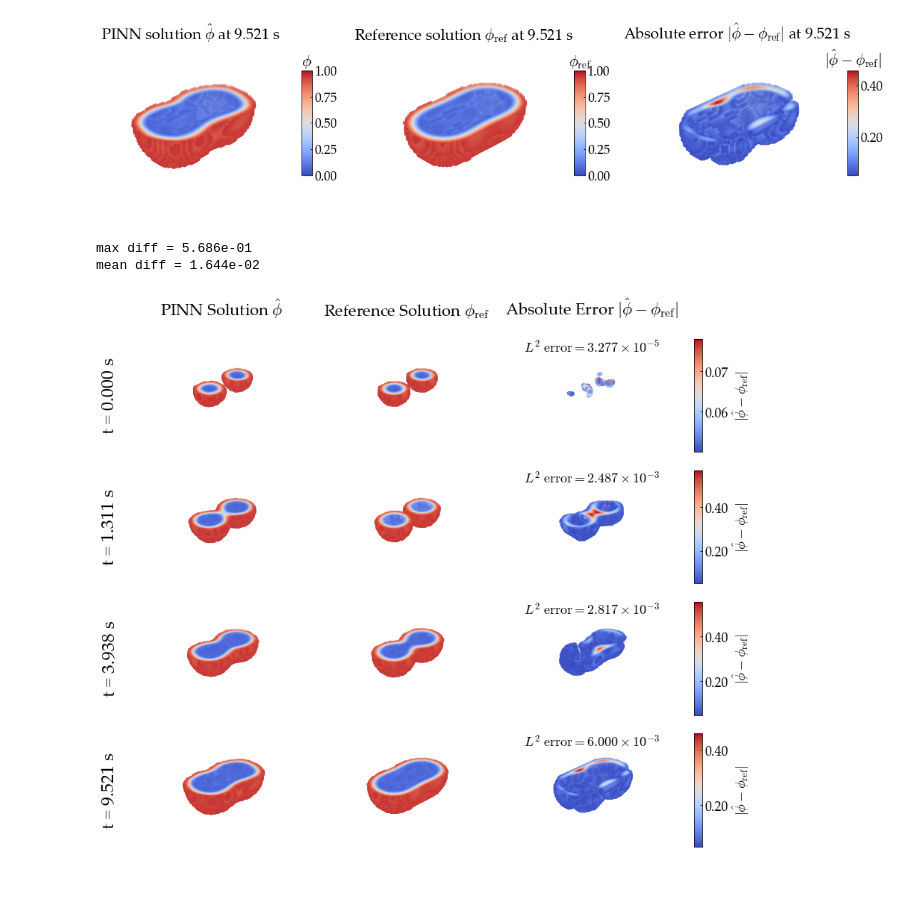
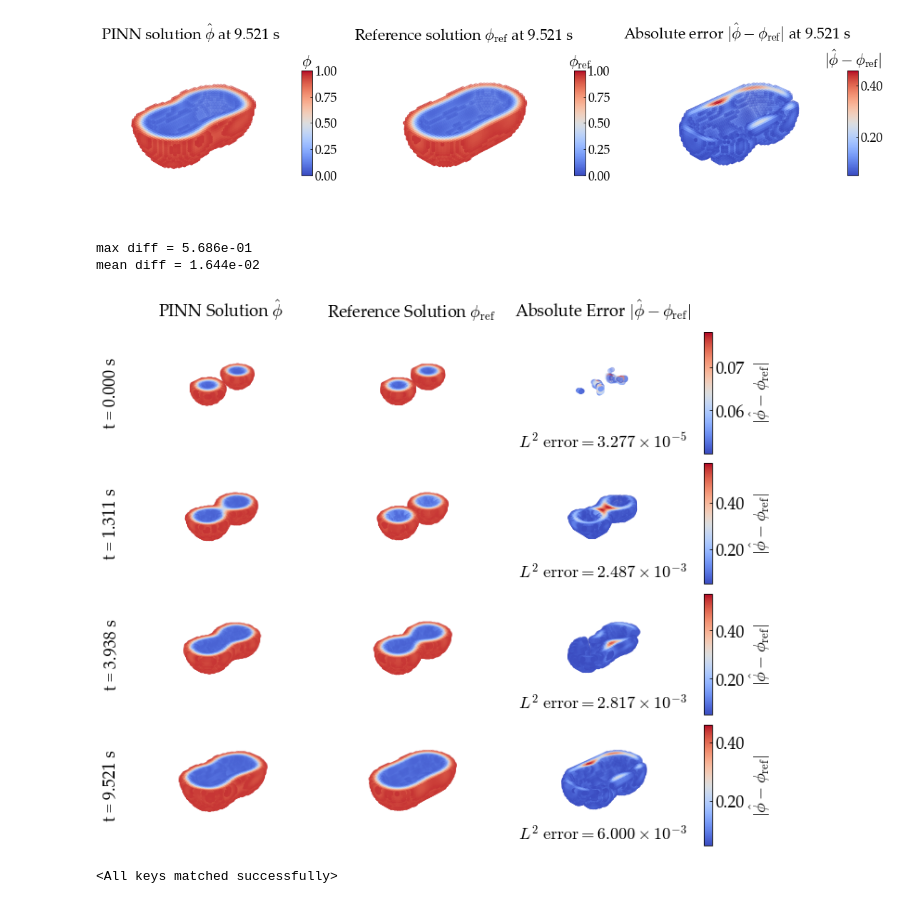
Before and after one commit to NanxiiChen/sharp-pinns, a Jupyter notebook: eval/eval-3d-2pits.ipynb, the cells around one changed output. Drawn from its saved outputs; the diff is of its cells as text; code cells hidden in the pictures.

Commit message:
update for experiments

```diff
--- a/eval/eval-3d-2pits.ipynb
+++ b/eval/eval-3d-2pits.ipynb
@@ -318,13 +318,13 @@ subplot_kw = {"projection": "3d",
 mesh_tensor = torch.from_numpy(mesh_points).float()
 diffs = []
 
-fig = plt.figure(figsize=(11, 2.5*len(ts)))
+fig = plt.figure(figsize=(9, 2.*len(ts)))
 gs = gridspec.GridSpec(len(ts)+1, 5, width_ratios=[0.05, 1, 1, 1, 0.05], height_ratios=[0.1, 1, 1, 1, 1],
                        top=1, bottom=0, left=0, right=1,)
 col_names = [" ", "PINN Solution $\hat\phi$", "Reference Solution $\phi_{\mathrm{ref}}$", "Absolute Error $|\hat\phi - \phi_{\mathrm{ref}}|$"]
 for idx, col_name in enumerate(col_names):
     ax = fig.add_subplot(gs[0, idx])
-    ax.text(0.5, 0., col_name, fontsize=22,
+    ax.text(0.5, 0., col_name, fontsize=18,
             verticalalignment='bottom', horizontalalignment='center')
     ax.set_axis_off()
 
@@ -332,7 +332,7 @@ for idx, tic in enumerate(ts):
 
     ax = fig.add_subplot(gs[idx+1, 0])
     # text: t = 1.111s , fontsize=18, rotation=90
-    ax.text(1.0, 0.5, f"t = {tic:.3f} s", fontsize=24, rotation=90, transform=ax.transAxes,
+    ax.text(1.0, 0.5, f"t = {tic:.3f} s", fontsize=18, rotation=90, transform=ax.transAxes,
             verticalalignment='center', horizontalalignment='right')
     ax.set_axis_off()
 
@@ -374,38 +374,86 @@ for idx, tic in enumerate(ts):
     ax.view_init(elev=30, azim=45)
     ax.set(xlim=(-0.5, 0.5), ylim=(-0.25, 0.25), zlim=(0.25, 0.),)
 
 
     ax = fig.add_subplot(gs[idx+1, 3], **subplot_kw)
     diff = np.abs(sol[:, 0] - truth[:, 0])
     idx_interface_diff = np.where((diff > 0.05))[0]
     ax.scatter(mesh_points[idx_interface_diff, 0], mesh_points[idx_interface_diff, 1],
                     mesh_points[idx_interface_diff, 2], c=diff[idx_interface_diff],
                     cmap="coolwarm", label="phi",)
     ax.set_axis_off()
     ax.view_init(elev=30, azim=45)
     ax.set(xlim=(-0.5, 0.5), ylim=(-0.25, 0.25), zlim=(0.25, 0.),)
 
-    ax.text2D(0.5, 0.99, "$" + format_with_scitific(np.mean(diff**2)) + "$",
-              fontsize=18,
-            verticalalignment='top', horizontalalignment='center', transform=ax.transAxes)
+    ax.text2D(0.5, 0.01, "$" + format_with_scitific(np.mean(diff**2)) + "$",
+              fontsize=18, verticalalignment='bottom', horizontalalignment='center', transform=ax.transAxes)
 
 
     ax_bar = fig.add_subplot(gs[idx+1, 4],)
     cbar = fig.colorbar(ax.collections[0], cax=ax_bar)
     ax_bar.yaxis.set_major_formatter(plt.FuncFormatter(lambda x, pos: f'{x:.2f}'))
     cbar.set_label(r'$|\hat\phi - \phi_{\mathrm{ref}}|$')
     # pos = ax_bar.get_position()
     # ax_bar.set_position([pos.x0 - 0.02, pos.y0+pos.height*0.25, pos.width, pos.height*0.6])
     # ax_bar.set_title(r"$|\hat\phi - \phi_{\mathrm{ref}}|$", loc="center")
-
-# fig.subplots_adjust(left=0.2, right=0.8, top=0.95, bottom=0.05)
-# plt.subplots_adjust(wspace=-0., hspace=0.0)
-# fig.tight_layout()
+plt.subplots_adjust(wspace=0.1, hspace=0.1)
 diffs = np.array(diffs)
 print(f"max diff = {np.max(diffs):.3e}")
 print(f"mean diff = {np.mean(diffs):.3e}")
 # plt.savefig("./figures/3d-2pits-phi-fields.png", dpi=300, bbox_inches="tight")
 # %% [output]
 max diff = 5.686e-01
 mean diff = 1.644e-02
-[figure, old version]
+[figure, new version]
+# %%
+model_dir = "/root/tf-logs/3d-2pits-baseline-1128-128_4/model-525.pt"
+
+import torch
+import pf_pinn as pfp
+from matplotlib import gridspec
+net = pfp.PFPINN(
+    in_dim=256, hidden_dim=128, out_dim=2, layers=4,
+    symmetrical_forward=False
+)
+net.model.model.act = torch.nn.Tanh()
+
+net.to(net.device)
+net.load_state_dict(torch.load(model_dir))
+
+
+net_no_stagger = pfp.PFPINN(
+    in_dim=256, hidden_dim=128, out_dim=2, layers=4,
+    symmetrical_forward=False
+)
+net_no_stagger.to(net_no_stagger.device)
+net_no_stagger.load_state_dict(torch.load("/root/tf-logs/experiments/3d-2pits-nostagger-2/model-1000.pt"))
+
+net_no_hardcons = pfp.PFPINN(
+    in_dim=256, hidden_dim=128, out_dim=2, layers=4,
+    symmetrical_forward=False, hard_constrain=False
+)
+net_no_hardcons.to(net_no_hardcons.device)
+net_no_hardcons.load_state_dict(torch.load("/root/tf-logs/experiments/3d-2pits-nohardcons-2/model-1000.pt"))
+
+net_no_modifiedmlp = pfp.PFPINN(
+    in_dim=256, hidden_dim=128, out_dim=2, layers=4,
+    symmetrical_forward=False, arch="mlp"
+)
+net_no_modifiedmlp.to(net_no_modifiedmlp.device)
+net_no_modifiedmlp.load_state_dict(torch.load("/root/tf-logs/experiments/3d-2pits-nomodifiedmlp-2/model-1000.pt"))
+
+net_no_ffe = pfp.PFPINN(
+    in_dim=256, hidden_dim=128, out_dim=2, layers=4,
+    symmetrical_forward=False, fourier_embedding=False
+)
+net_no_ffe.to(net_no_ffe.device)
+net_no_ffe.load_state_dict(torch.load("/root/tf-logs/experiments/3d-2pits-noffe-2/model-1000.pt"))
+
+net_plain = pfp.PFPINN(
+    in_dim=256, hidden_dim=128, out_dim=2, layers=4,
+    symmetrical_forward=False, fourier_embedding=False, arch="mlp", hard_constrain=False
+)
+net_plain.to(net_plain.device)
+net_plain.load_state_dict(torch.load("/root/tf-logs/experiments/3d-2pits-plain/model-1000.pt"))
+# %% [output]
+<All keys matched successfully>
```
Also changed, not shown: parts of 1 cell of this notebook, 4 other files.
